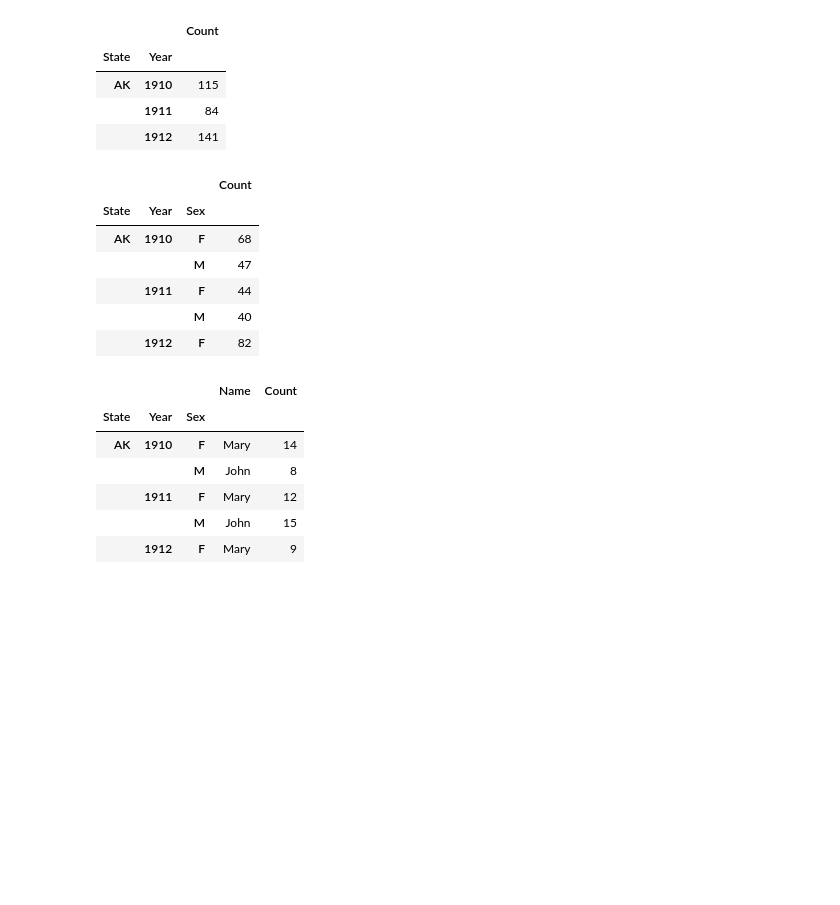
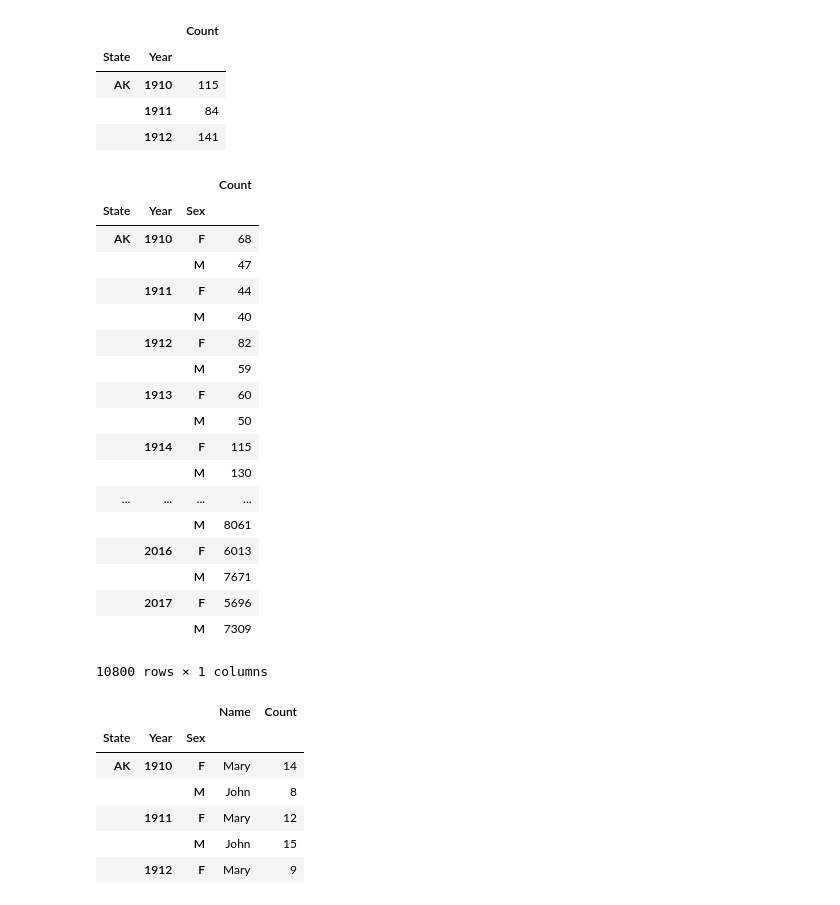
Before and after one commit to lasttillend/DS100, a Jupyter notebook: lec/lec03/03-case-study.ipynb, the cells around one changed output. Saved outputs shown, nothing was run; the diff lists cells and outputs as text; code cells hidden in the pictures; blank space fills up the shorter version.

```diff
--- a/lec/lec03/03-case-study.ipynb
+++ b/lec/lec03/03-case-study.ipynb
@@ -205,15 +205,27 @@ baby_names.groupby(['State', 'Year']).sum().head(3)
 |  | 1911 | 84 |
 |  | 1912 | 141 |
 # %%
-baby_names.groupby(['State', 'Year', 'Sex']).sum().head()
+baby_names.groupby(['State', 'Year', 'Sex']).sum()
 # %% [output]
 |  |  |  | Count |
 | State | Year | Sex |  |
 | AK | 1910 | F | 68 |
 |  |  | M | 47 |
 |  | 1911 | F | 44 |
 |  |  | M | 40 |
 |  | 1912 | F | 82 |
+|  |  | M | 59 |
+|  | 1913 | F | 60 |
+|  |  | M | 50 |
+|  | 1914 | F | 115 |
+|  |  | M | 130 |
+| ... | ... | ... | ... |
+|  |  | M | 8061 |
+|  | 2016 | F | 6013 |
+|  |  | M | 7671 |
+|  | 2017 | F | 5696 |
+|  |  | M | 7309 |
+10800 rows × 1 columns
 # %%
 #%%time
 def first(series):
```
Also changed, not shown: parts of 4 cells of this notebook, 8 other files.
